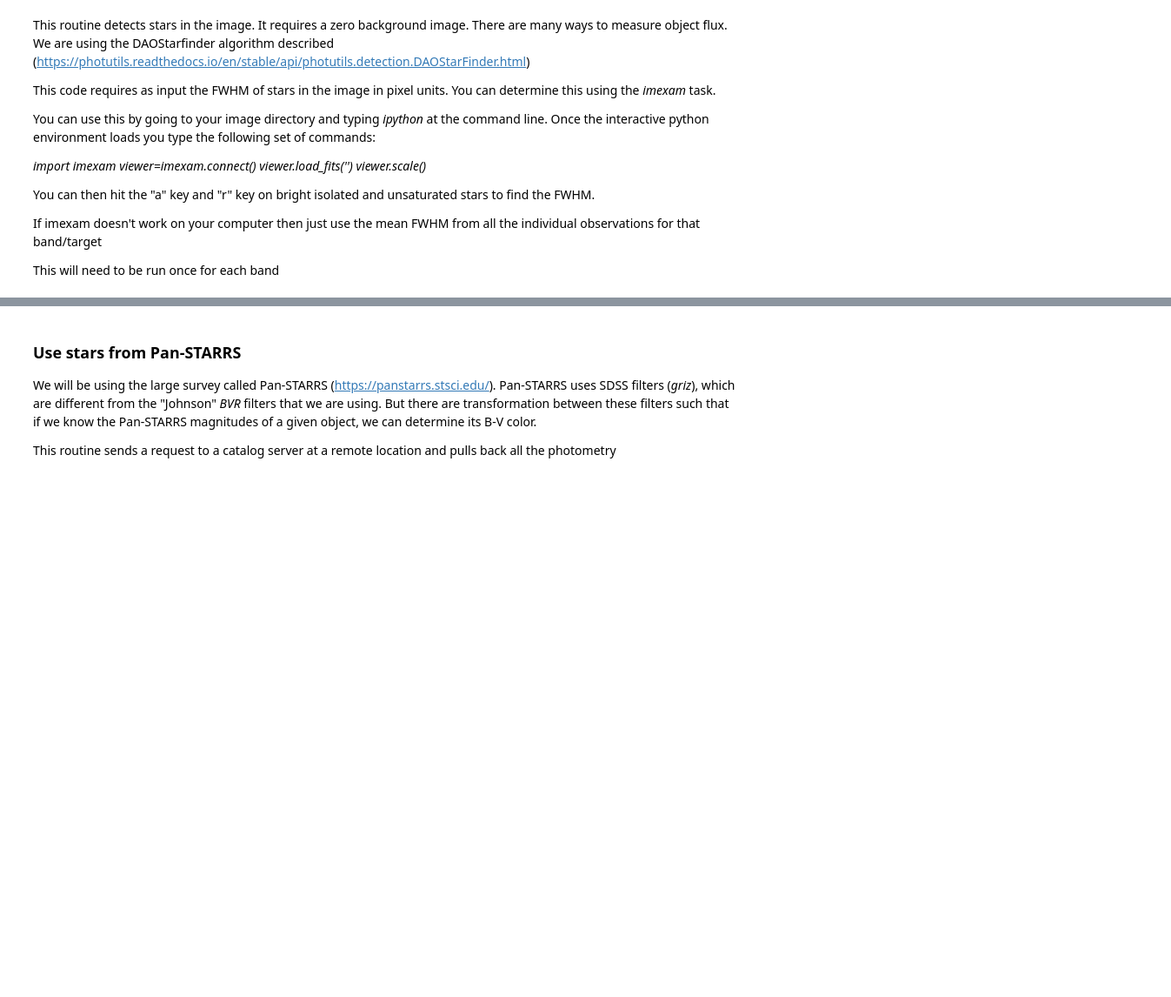
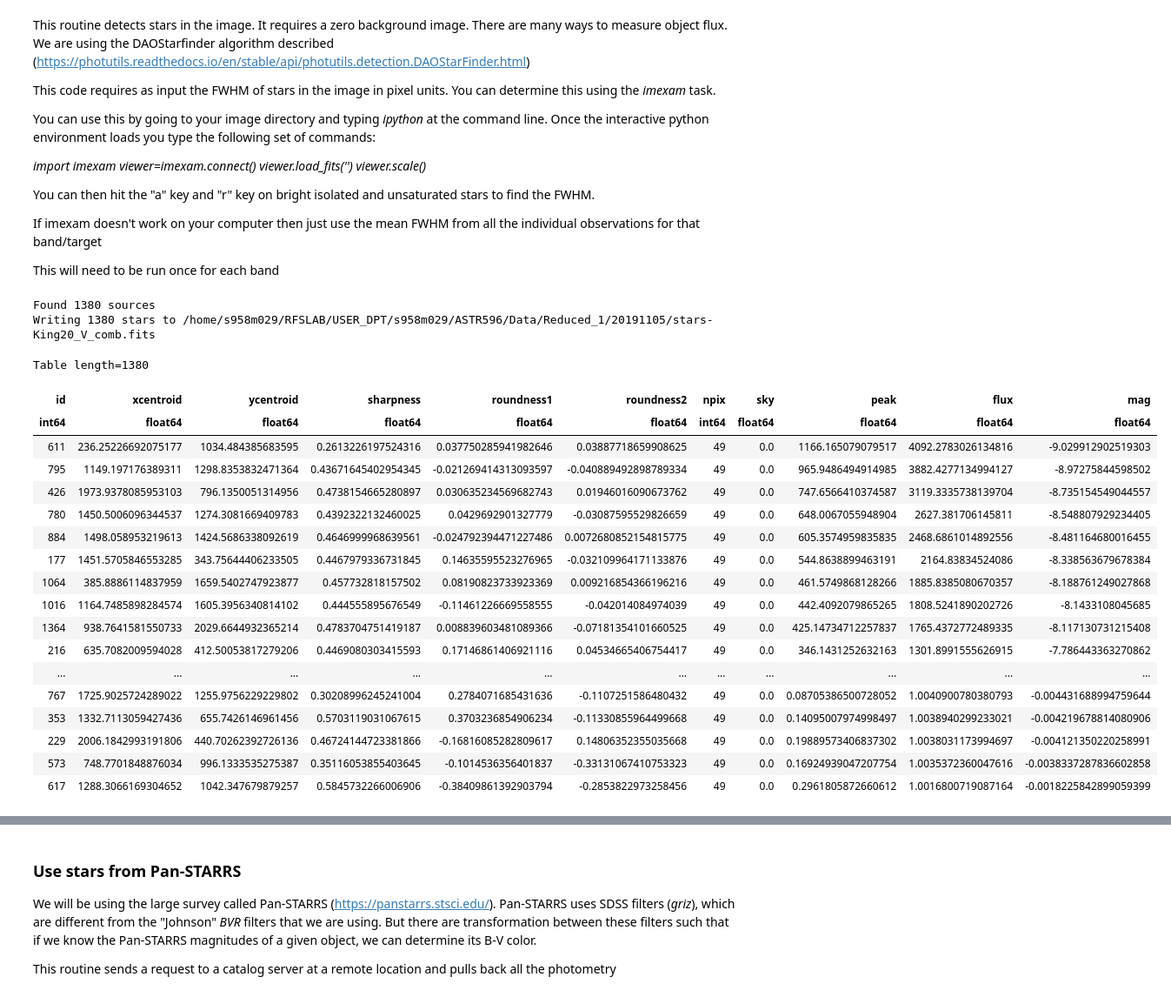
Before and after one commit to shadycactus/astr596_smechemobsproject, a Jupyter notebook: reduction_part5_student.ipynb, the cells around one changed output, grey strips where cells are left out. Shown at 87% size. Saved outputs shown, nothing was run; the diff lists cells and outputs as text; code cells hidden in the pictures; blank space fills up the shorter version.

```diff
--- a/reduction_part5_student.ipynb
+++ b/reduction_part5_student.ipynb
@@ -188,7 +189,29 @@ def find_stars(image, imgfile, fwhm=3.0, nsigma=3, sigma=None,
     return srcs
 # %%
 #***********
-srcs_King20_V = find_stars(img_King20_V_nosky, imgfile_King20_V, sigma=bkg_V.background_rms_median, nsigma=5,
-                  verbose=True, overwrite=False)
+srcs_King20_V = find_stars(img_King20_V_nosky, imgfile_King20_V, fwhm=5.143, sigma=bkg_V.background_rms_median, nsigma=5,
+                  verbose=True, overwrite=True)
 srcs_King20_V
+# %% [output]
+Found 1380 sources
+Writing 1380 stars to /home/s958m029/RFSLAB/USER_DPT/s958m029/ASTR596/Data/Reduced_1/20191105/stars-King20_V_comb.fits
+Table length=1380
+| id | xcentroid | ycentroid | sharpness | roundness1 | roundness2 | npix | sky | peak | flux | mag |
+| int64 | float64 | float64 | float64 | float64 | float64 | int64 | float64 | float64 | float64 | float64 |
+| 611 | 236.25226692075177 | 1034.484385683595 | 0.2613226197524316 | 0.037750285941982646 | 0.03887718659908625 | 49 | 0.0 | 1166.165079079517 | 4092.2783026134816 | -9.029912902519303 |
+| 795 | 1149.197176389311 | 1298.8353832471364 | 0.43671645402954345 | -0.021269414313093597 | -0.040889492898789334 | 49 | 0.0 | 965.9486494914985 | 3882.4277134994127 | -8.97275844598502 |
+| 426 | 1973.9378085953103 | 796.1350051314956 | 0.4738154665280897 | 0.030635234569682743 | 0.01946016090673762 | 49 | 0.0 | 747.6566410374587 | 3119.3335738139704 | -8.735154549044557 |
+| 780 | 1450.5006096344537 | 1274.3081669409783 | 0.4392322132460025 | 0.0429692901327779 | -0.03087595529826659 | 49 | 0.0 | 648.0067055948904 | 2627.381706145811 | -8.548807929234405 |
+| 884 | 1498.058953219613 | 1424.5686338092619 | 0.4646999968639561 | -0.024792394471227486 | 0.0072680852154815775 | 49 | 0.0 | 605.3574959835835 | 2468.6861014892556 | -8.481164680016455 |
+| 177 | 1451.5705846553285 | 343.75644406233505 | 0.4467979336731845 | 0.14635595523276965 | -0.032109964171133876 | 49 | 0.0 | 544.8638899463191 | 2164.83834524086 | -8.338563679678384 |
+| 1064 | 385.8886114837959 | 1659.5402747923877 | 0.457732818157502 | 0.08190823733923369 | 0.009216854366196216 | 49 | 0.0 | 461.5749868128266 | 1885.8385080670357 | -8.188761249027868 |
+| 1016 | 1164.7485898284574 | 1605.3956340814102 | 0.444555895676549 | -0.11461226669558555 | -0.042014084974039 | 49 | 0.0 | 442.4092079865265 | 1808.5241890202726 | -8.1433108045685 |
+| 1364 | 938.7641581550733 | 2029.6644932365214 | 0.4783704751419187 | 0.008839603481089366 | -0.07181354101660525 | 49 | 0.0 | 425.14734712257837 | 1765.4372772489335 | -8.117130731215408 |
+| 216 | 635.7082009594028 | 412.50053817279206 | 0.4469080303415593 | 0.17146861406921116 | 0.04534665406754417 | 49 | 0.0 | 346.1431252632163 | 1301.8991555626915 | -7.786443363270862 |
+| ... | ... | ... | ... | ... | ... | ... | ... | ... | ... | ... |
+| 767 | 1725.9025724289022 | 1255.9756229229802 | 0.30208996245241004 | 0.2784071685431636 | -0.1107251586480432 | 49 | 0.0 | 0.08705386500728052 | 1.0040900780380793 | -0.004431688994759644 |
+| 353 | 1332.7113059427436 | 655.7426146961456 | 0.5703119031067615 | 0.3703236854906234 | -0.11330855964499668 | 49 | 0.0 | 0.14095007974998497 | 1.0038940299233021 | -0.004219678814080906 |
+| 229 | 2006.1842993191806 | 440.70262392726136 | 0.46724144723381866 | -0.16816085282809617 | 0.14806352355035668 | 49 | 0.0 | 0.19889573406837302 | 1.0038031173994697 | -0.004121350220258991 |
+| 573 | 748.7701848876034 | 996.1333535275387 | 0.35116053855403645 | -0.1014536356401837 | -0.33131067410753323 | 49 | 0.0 | 0.16924939047207754 | 1.0035372360047616 | -0.0038337287836602858 |
+| 617 | 1288.3066169304652 | 1042.347679879257 | 0.5845732266006906 | -0.38409861392903794 | -0.2853822973258456 | 49 | 0.0 | 0.2961805872660612 | 1.0016800719087164 | -0.0018225842899059399 |
 # %%
```
Also changed, not shown: parts of 9 cells of this notebook.
